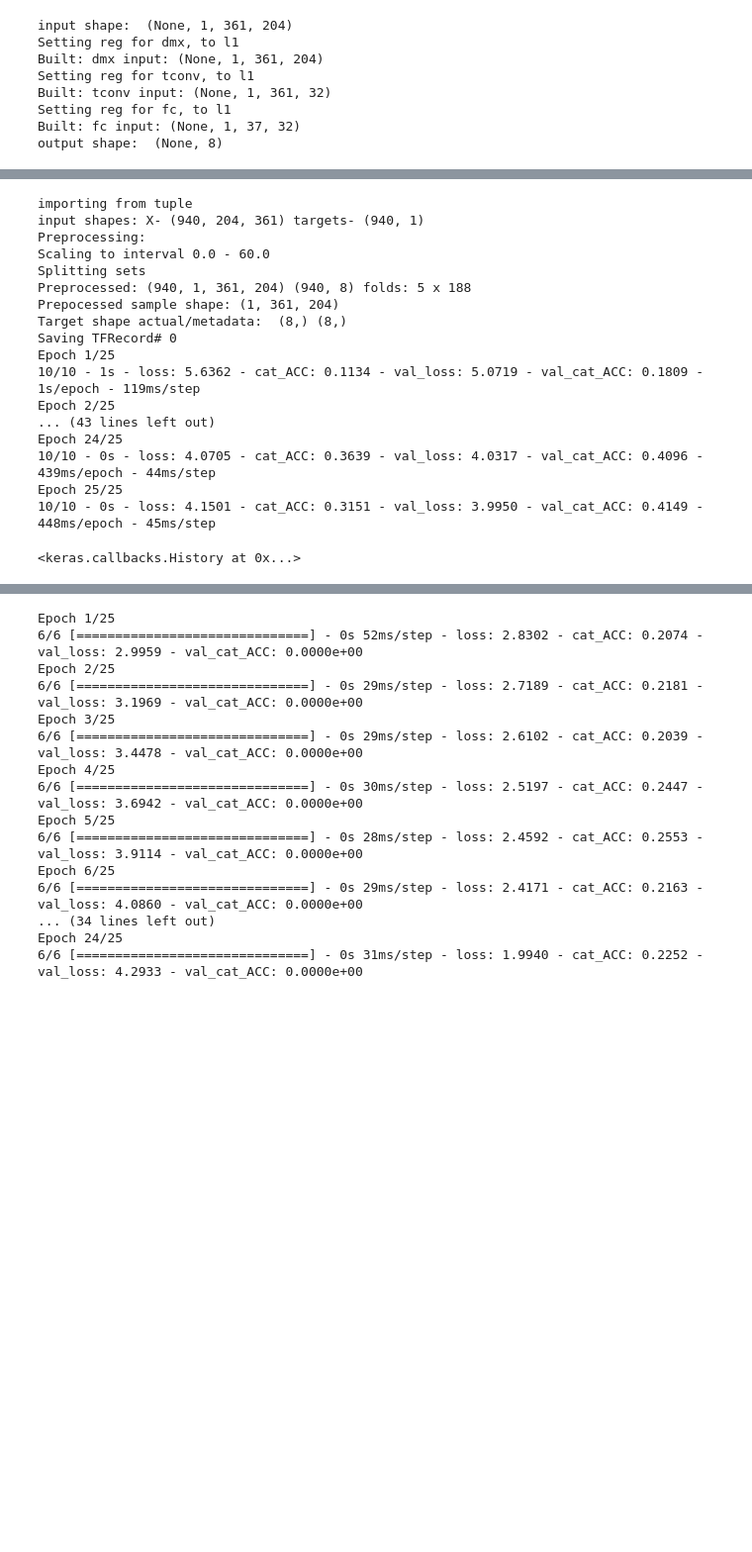
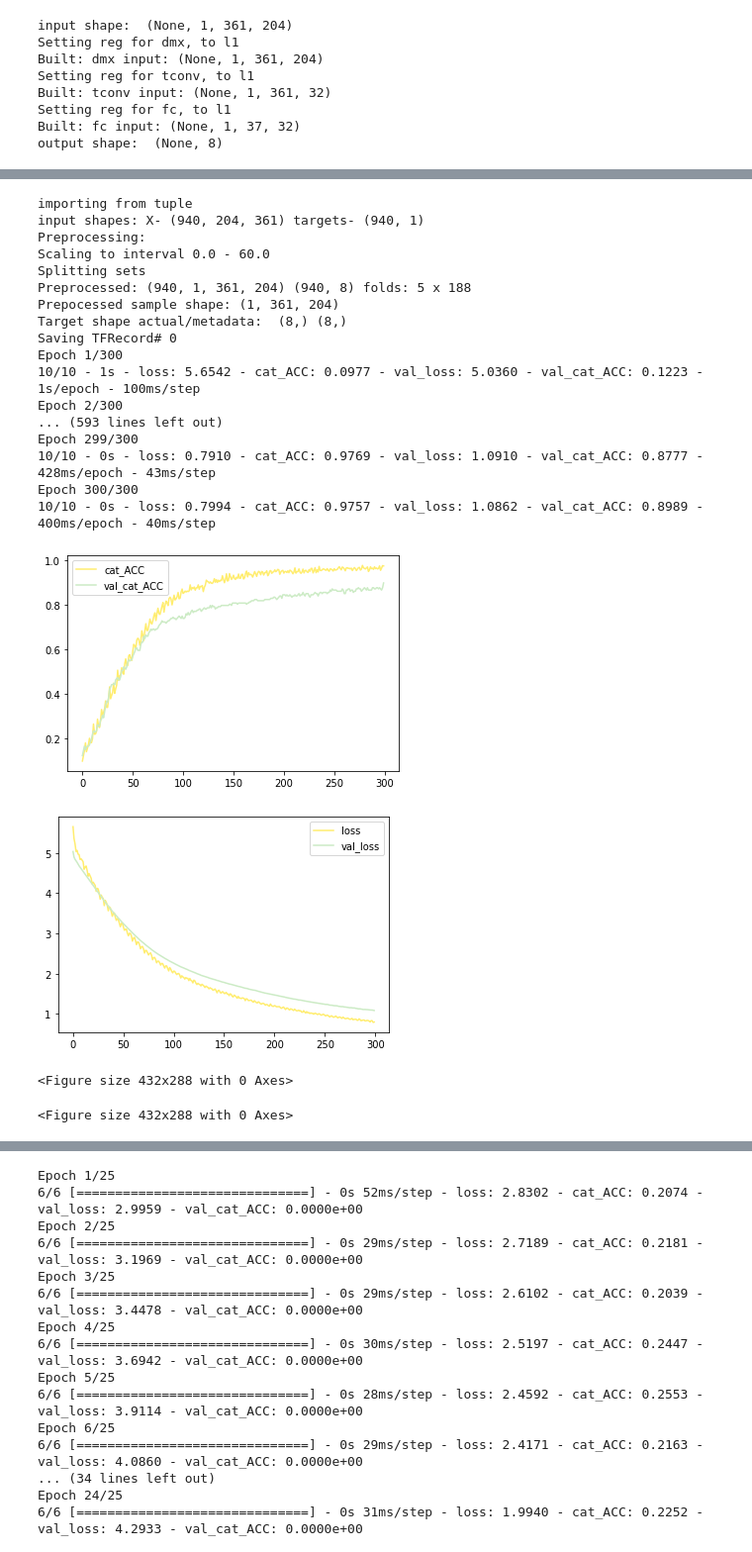
Before and after one commit to 1101AlexZab1011/FingerMovementDecoder, a Jupyter notebook: dirty_field/LFCNN-rb-sample-mneflow.ipynb, the cells around one changed output, grey strips where cells are left out. Shown at 99% size. Drawn from its saved outputs; the diff is of its cells as text; code cells hidden in the pictures; blank space fills up the shorter version.

```diff
--- a/dirty_field/LFCNN-rb-sample-mneflow.ipynb
+++ b/dirty_field/LFCNN-rb-sample-mneflow.ipynb
@@ -169,3 +262,15 @@ output shape:  (None, 8)
+# %%
+km = kmd.build()
+
+optimizer="adam"
+learn_rate=3e-4
+params = {"optimizer": tf.optimizers.get(optimizer).from_config({"learning_rate":learn_rate})}
+params.setdefault("loss", tf.nn.softmax_cross_entropy_with_logits)
+params.setdefault("metrics", tf.keras.metrics.CategoricalAccuracy(name="cat_ACC"))
+
+km.compile(optimizer=params["optimizer"],
+                loss=params["loss"],
+                metrics=params["metrics"])
 # %%
 import mneflow
 import_opt = dict(savepath='../tfr/',
@@ -187,40 +292,47 @@ import_opt = dict(savepath='../tfr/',
 
 
 #write TFRecord files and metadata file to disk
 meta = mneflow.produce_tfrecords((original_X, original_Y), **import_opt)
 dataset = mneflow.Dataset(meta, train_batch=100)
 
 train_size = dataset.h_params['train_size']
 eval_step = train_size // dataset.h_params['train_batch'] + 1
 min_delta=1e-6
 early_stopping=3
 stop_early = tf.keras.callbacks.EarlyStopping(monitor='val_loss',
                                                       min_delta=min_delta,
                                                       patience=early_stopping,
                                                       restore_best_weights=True)
 
 km.fit(dataset.train,
       validation_data=dataset.val,
-      epochs=25, steps_per_epoch=eval_step,
+      epochs=300, steps_per_epoch=eval_step,
       shuffle=True,
       validation_steps=dataset.validation_steps,
       callbacks=[stop_early], verbose=2)
+
+ma = ModelAnalyzer(km)
+ma.plot_metrics(['cat_ACC', 'val_cat_ACC'])
+ma.plot_metrics(['loss', 'val_loss'])
 # %% [output]
 importing from tuple
 input shapes: X- (940, 204, 361) targets- (940, 1)
 Preprocessing:
 Scaling to interval 0.0 - 60.0
 Splitting sets
 Preprocessed: (940, 1, 361, 204) (940, 8) folds: 5 x 188
 Prepocessed sample shape: (1, 361, 204)
 Target shape actual/metadata:  (8,) (8,)
 Saving TFRecord# 0
-Epoch 1/25
-10/10 - 1s - loss: 5.6362 - cat_ACC: 0.1134 - val_loss: 5.0719 - val_cat_ACC: 0.1809 - 1s/epoch - 119ms/step
-Epoch 2/25
-... (43 lines left out)
-Epoch 24/25
-10/10 - 0s - loss: 4.0705 - cat_ACC: 0.3639 - val_loss: 4.0317 - val_cat_ACC: 0.4096 - 439ms/epoch - 44ms/step
-Epoch 25/25
-10/10 - 0s - loss: 4.1501 - cat_ACC: 0.3151 - val_loss: 3.9950 - val_cat_ACC: 0.4149 - 448ms/epoch - 45ms/step
+Epoch 1/300
+10/10 - 1s - loss: 5.6542 - cat_ACC: 0.0977 - val_loss: 5.0360 - val_cat_ACC: 0.1223 - 1s/epoch - 100ms/step
+Epoch 2/300
+... (593 lines left out)
+Epoch 299/300
+10/10 - 0s - loss: 0.7910 - cat_ACC: 0.9769 - val_loss: 1.0910 - val_cat_ACC: 0.8777 - 428ms/epoch - 43ms/step
+Epoch 300/300
+10/10 - 0s - loss: 0.7994 - cat_ACC: 0.9757 - val_loss: 1.0862 - val_cat_ACC: 0.8989 - 400ms/epoch - 40ms/step
+[figure, added]
+[figure, added]
-<keras.callbacks.History at 0x...>
+<Figure size 432x288 with 0 Axes>
+<Figure size 432x288 with 0 Axes>
```
Also changed, not shown: parts of 3 cells of this notebook, 2 other files.
